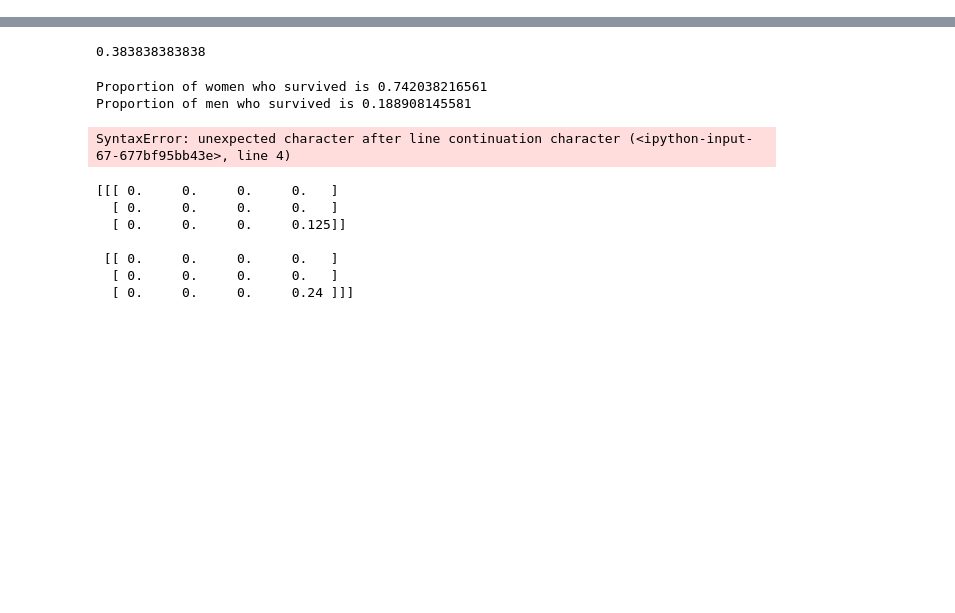
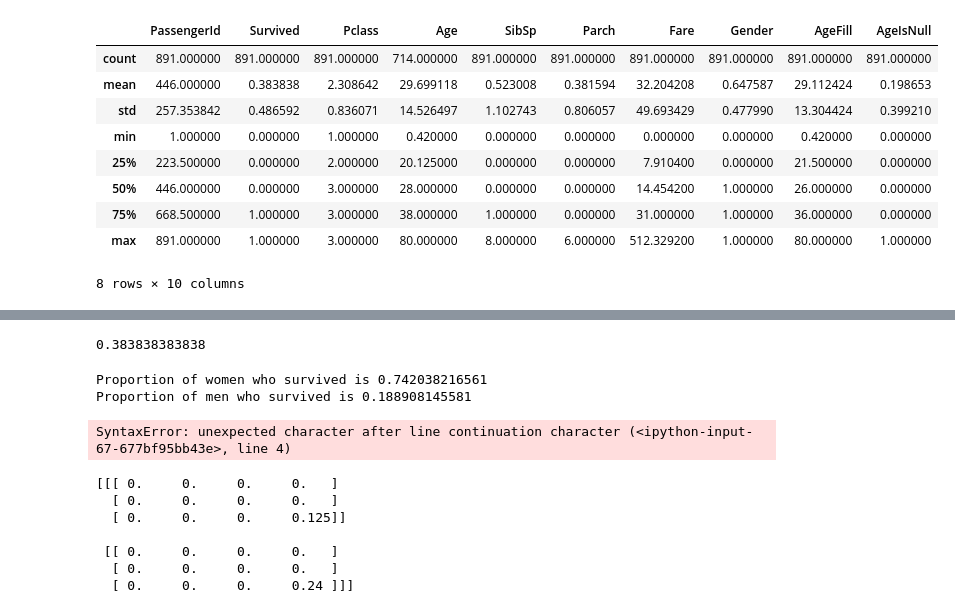
Before and after one commit to idiosyncraticee/kaggle_titanic, a Jupyter notebook: Titanic.ipynb, the cells around one changed output, grey strips where cells are left out. Drawn from its saved outputs; the diff is of its cells as text; code cells hidden in the pictures; blank space fills up the shorter version.

Commit message:
Using pandas

```diff
--- a/Titanic.ipynb
+++ b/Titanic.ipynb
@@ -29,0 +1,7 @@ print data[-1]
+# %%
+import pandas as pd
+import numpy as np
+import pylab as P
+
+# For .read_csv, always use header=0 when you know row 0 is the header row
+df = pd.read_csv('../csv/train.csv', header=0)
@@ -29,0 +117,4 @@ print data[-1]
+# %%
+df['Gender'] = df['Sex'].map( {'female': 0, 'male': 1} ).astype(int)
+#df['EmbarkedIndex'] = df['Embarked'].map( {'S': 0, 'C': 1} ).astype(int)
+df.head()
@@ -29,0 +141,4 @@ print data[-1]
+# %%
+df['AgeFill'] = df['Age']
+
+df[ df['Age'].isnull() ][['Gender','Pclass','Age','AgeFill']].head(10)
@@ -29,0 +178,14 @@ print data[-1]
+# %%
+df['AgeIsNull'] = pd.isnull(df.Age).astype(int)
+df.describe()
+# %% [output]
+|  | PassengerId | Survived | Pclass | Age | SibSp | Parch | Fare | Gender | AgeFill | AgeIsNull |
+| count | 891.000000 | 891.000000 | 891.000000 | 714.000000 | 891.000000 | 891.000000 | 891.000000 | 891.000000 | 891.000000 | 891.000000 |
+| mean | 446.000000 | 0.383838 | 2.308642 | 29.699118 | 0.523008 | 0.381594 | 32.204208 | 0.647587 | 29.112424 | 0.198653 |
+| std | 257.353842 | 0.486592 | 0.836071 | 14.526497 | 1.102743 | 0.806057 | 49.693429 | 0.477990 | 13.304424 | 0.399210 |
+| min | 1.000000 | 0.000000 | 1.000000 | 0.420000 | 0.000000 | 0.000000 | 0.000000 | 0.000000 | 0.420000 | 0.000000 |
+| 25% | 223.500000 | 0.000000 | 2.000000 | 20.125000 | 0.000000 | 0.000000 | 7.910400 | 0.000000 | 21.500000 | 0.000000 |
+| 50% | 446.000000 | 0.000000 | 3.000000 | 28.000000 | 0.000000 | 0.000000 | 14.454200 | 1.000000 | 26.000000 | 0.000000 |
+| 75% | 668.500000 | 1.000000 | 3.000000 | 38.000000 | 1.000000 | 0.000000 | 31.000000 | 1.000000 | 36.000000 | 0.000000 |
+| max | 891.000000 | 1.000000 | 3.000000 | 80.000000 | 8.000000 | 6.000000 | 512.329200 | 1.000000 | 80.000000 | 1.000000 |
+8 rows × 10 columns
```
Also changed, not shown: parts of 25 cells of this notebook.
